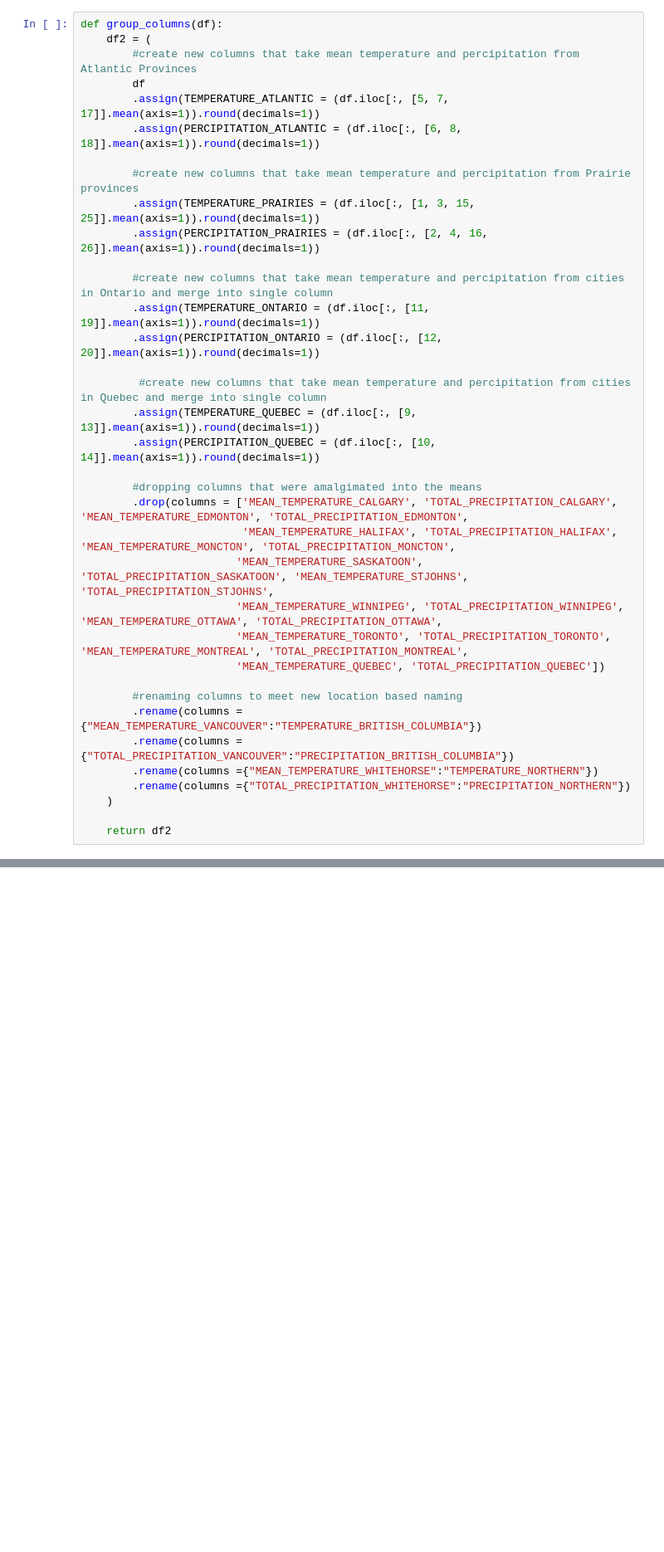
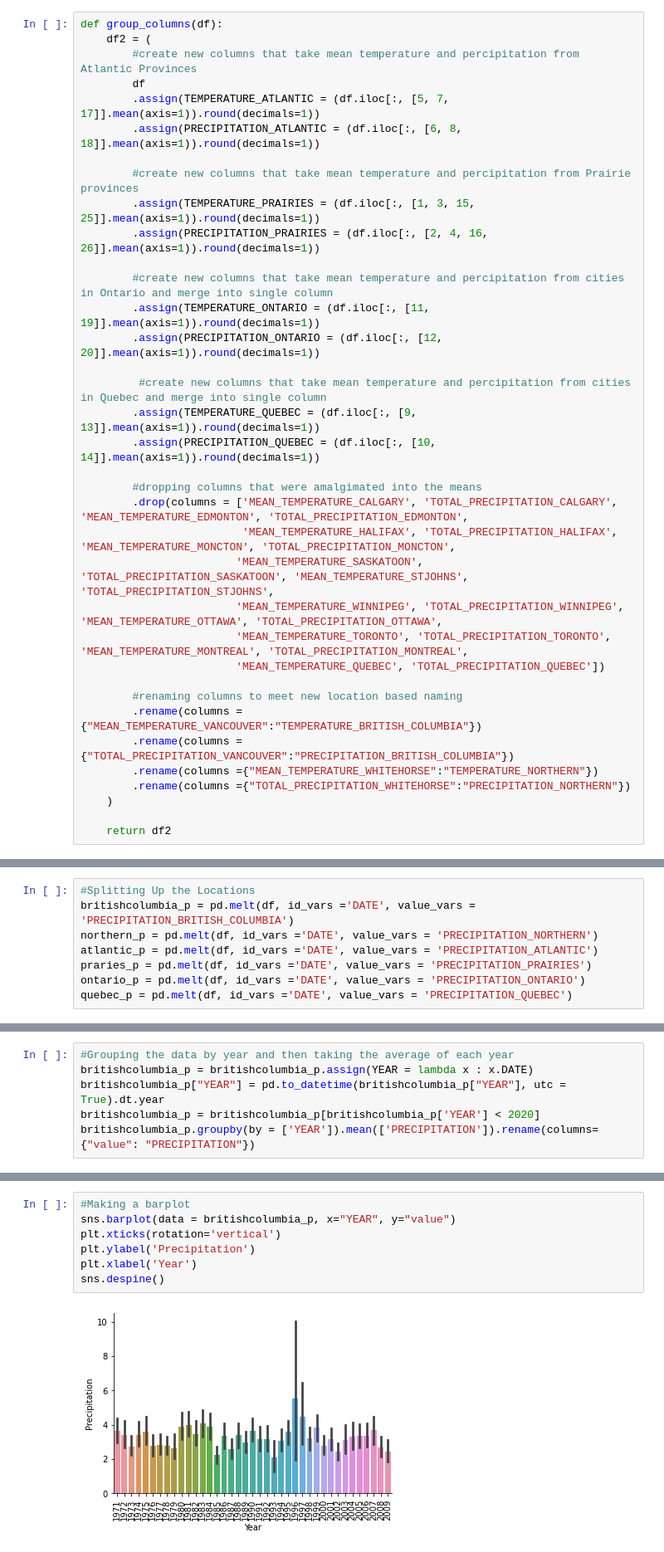
Before and after one commit to data301-2020-winter2/course-project-group_1012, a Jupyter notebook: Analysis/Milestone 2 Analysis.ipynb, the cells around one changed output, grey strips where cells are left out. Shown at 83% size. Drawn from its saved outputs; the diff is of its cells as text; blank space fills up the shorter version.

```diff
--- a/Analysis/Milestone 2 Analysis.ipynb
+++ b/Analysis/Milestone 2 Analysis.ipynb
@@ -60,19 +61,19 @@ def group_columns(df):
         #create new columns that take mean temperature and percipitation from Atlantic Provinces
         df
         .assign(TEMPERATURE_ATLANTIC = (df.iloc[:, [5, 7, 17]].mean(axis=1)).round(decimals=1))
-        .assign(PERCIPITATION_ATLANTIC = (df.iloc[:, [6, 8, 18]].mean(axis=1)).round(decimals=1))
+        .assign(PRECIPITATION_ATLANTIC = (df.iloc[:, [6, 8, 18]].mean(axis=1)).round(decimals=1))
 
         #create new columns that take mean temperature and percipitation from Prairie provinces
         .assign(TEMPERATURE_PRAIRIES = (df.iloc[:, [1, 3, 15, 25]].mean(axis=1)).round(decimals=1))
-        .assign(PERCIPITATION_PRAIRIES = (df.iloc[:, [2, 4, 16, 26]].mean(axis=1)).round(decimals=1))
+        .assign(PRECIPITATION_PRAIRIES = (df.iloc[:, [2, 4, 16, 26]].mean(axis=1)).round(decimals=1))
 
         #create new columns that take mean temperature and percipitation from cities in Ontario and merge into single column
         .assign(TEMPERATURE_ONTARIO = (df.iloc[:, [11, 19]].mean(axis=1)).round(decimals=1))
-        .assign(PERCIPITATION_ONTARIO = (df.iloc[:, [12, 20]].mean(axis=1)).round(decimals=1))
+        .assign(PRECIPITATION_ONTARIO = (df.iloc[:, [12, 20]].mean(axis=1)).round(decimals=1))
 
          #create new columns that take mean temperature and percipitation from cities in Quebec and merge into single column
         .assign(TEMPERATURE_QUEBEC = (df.iloc[:, [9, 13]].mean(axis=1)).round(decimals=1))
-        .assign(PERCIPITATION_QUEBEC = (df.iloc[:, [10, 14]].mean(axis=1)).round(decimals=1))
+        .assign(PRECIPITATION_QUEBEC = (df.iloc[:, [10, 14]].mean(axis=1)).round(decimals=1))
 
         #dropping columns that were amalgimated into the means
         .drop(columns = ['MEAN_TEMPERATURE_CALGARY', 'TOTAL_PRECIPITATION_CALGARY', 'MEAN_TEMPERATURE_EDMONTON', 'TOTAL_PRECIPITATION_EDMONTON',
@@ -275,0 +282,8 @@ df.describe()
+# %%
+#Splitting Up the Locations
+britishcolumbia_p = pd.melt(df, id_vars ='DATE', value_vars = 'PRECIPITATION_BRITISH_COLUMBIA')
+northern_p = pd.melt(df, id_vars ='DATE', value_vars = 'PRECIPITATION_NORTHERN')
+atlantic_p = pd.melt(df, id_vars ='DATE', value_vars = 'PRECIPITATION_ATLANTIC')
+praries_p = pd.melt(df, id_vars ='DATE', value_vars = 'PRECIPITATION_PRAIRIES')
+ontario_p = pd.melt(df, id_vars ='DATE', value_vars = 'PRECIPITATION_ONTARIO')
+quebec_p = pd.melt(df, id_vars ='DATE', value_vars = 'PRECIPITATION_QUEBEC')
@@ -275,0 +294,6 @@ df.describe()
+# %%
+#Grouping the data by year and then taking the average of each year
+britishcolumbia_p = britishcolumbia_p.assign(YEAR = lambda x : x.DATE)
+britishcolumbia_p["YEAR"] = pd.to_datetime(britishcolumbia_p["YEAR"], utc = True).dt.year
+britishcolumbia_p = britishcolumbia_p[britishcolumbia_p['YEAR'] < 2020]
+britishcolumbia_p.groupby(by = ['YEAR']).mean(['PRECIPITATION']).rename(columns={"value": "PRECIPITATION"})
@@ -275,0 +319,9 @@ df.describe()
+# %%
+#Making a barplot
+sns.barplot(data = britishcolumbia_p, x="YEAR", y="value")
+plt.xticks(rotation='vertical')
+plt.ylabel('Precipitation')
+plt.xlabel('Year')
+sns.despine()
+# %% [output]
+[figure, added]
```
Also changed, not shown: parts of 45 cells of this notebook, 1 other file.
